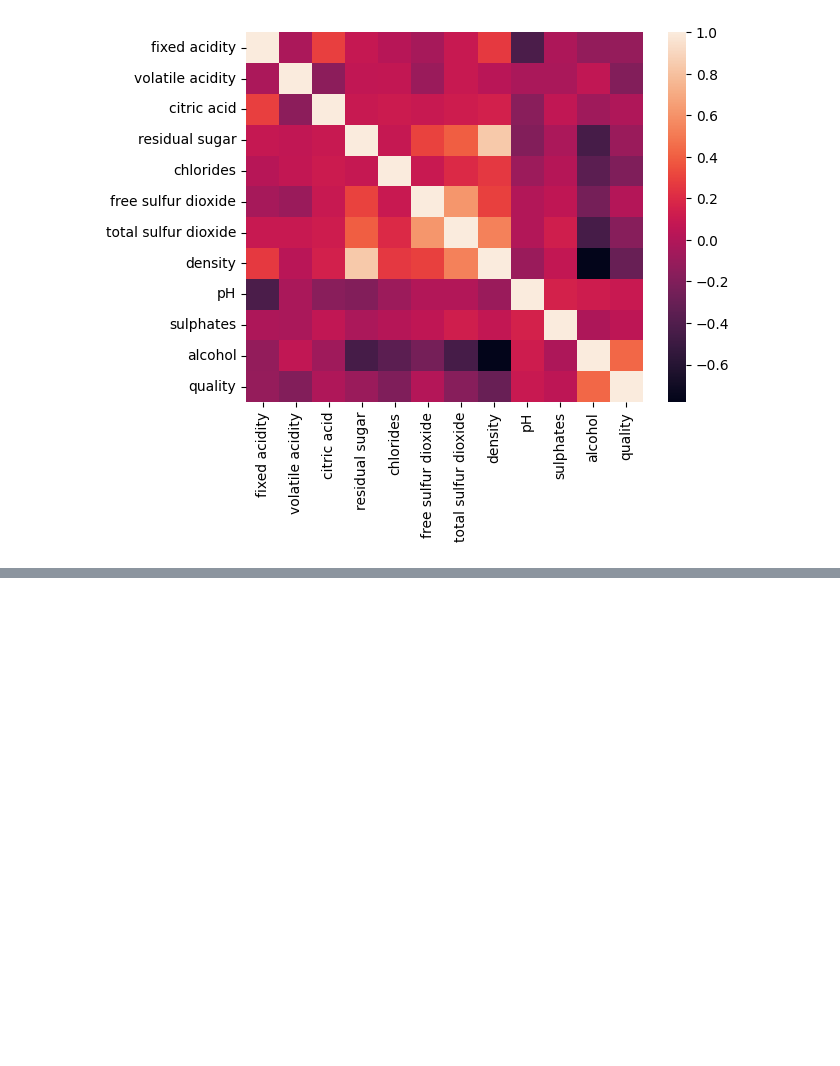
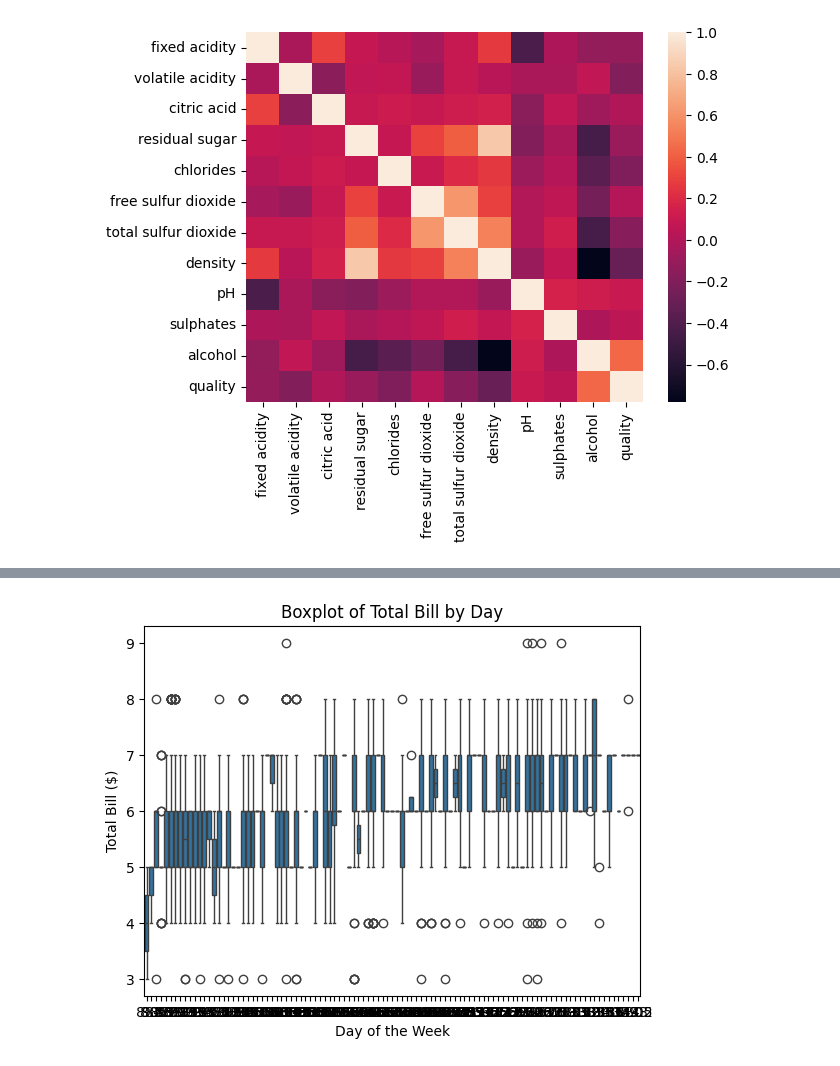
Before and after one commit to rahim-khan-iitg/SI_Project2, a Jupyter notebook: Notebook.ipynb, the cells around one changed output, grey strips where cells are left out. Saved outputs shown, nothing was run; the diff lists cells and outputs as text; code cells hidden in the pictures; blank space fills up the shorter version.

```diff
--- a/Notebook.ipynb
+++ b/Notebook.ipynb
@@ -63,0 +88,13 @@ sns.heatmap(data.corr())
+# %%
+# Plotting the boxplot
+sns.boxplot(y="quality",x='alcohol', data=data)
+
+# Customizing the plot
+plt.title("Boxplot of Total Bill by Day")
+plt.xlabel("Day of the Week")
+plt.ylabel("Total Bill ($)")
+
+# Display the plot
+plt.show()
+# %% [output]
+[figure, added]
```
Also changed, not shown: parts of 2 cells of this notebook, 19 other files.
